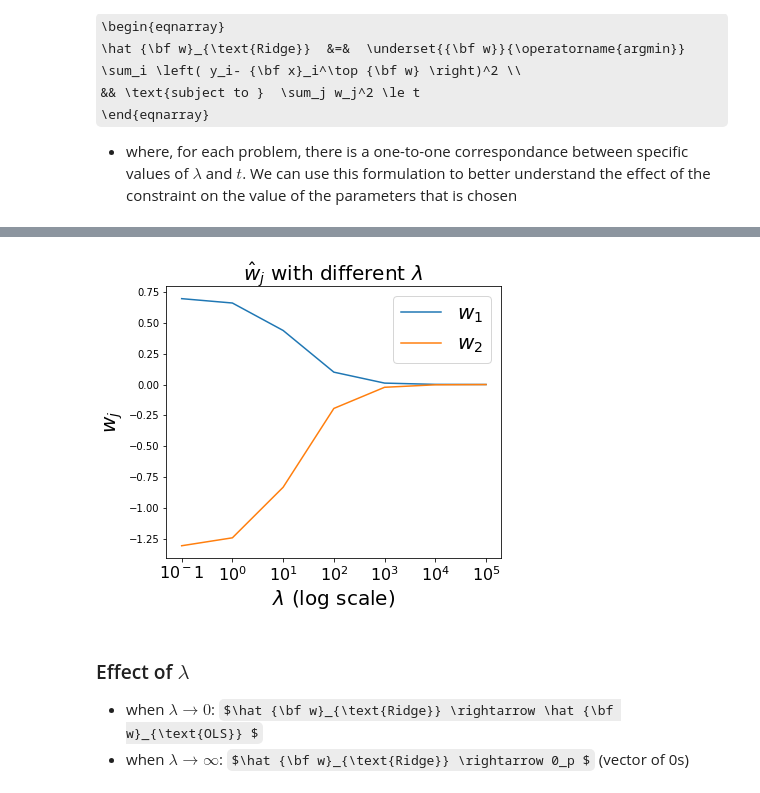
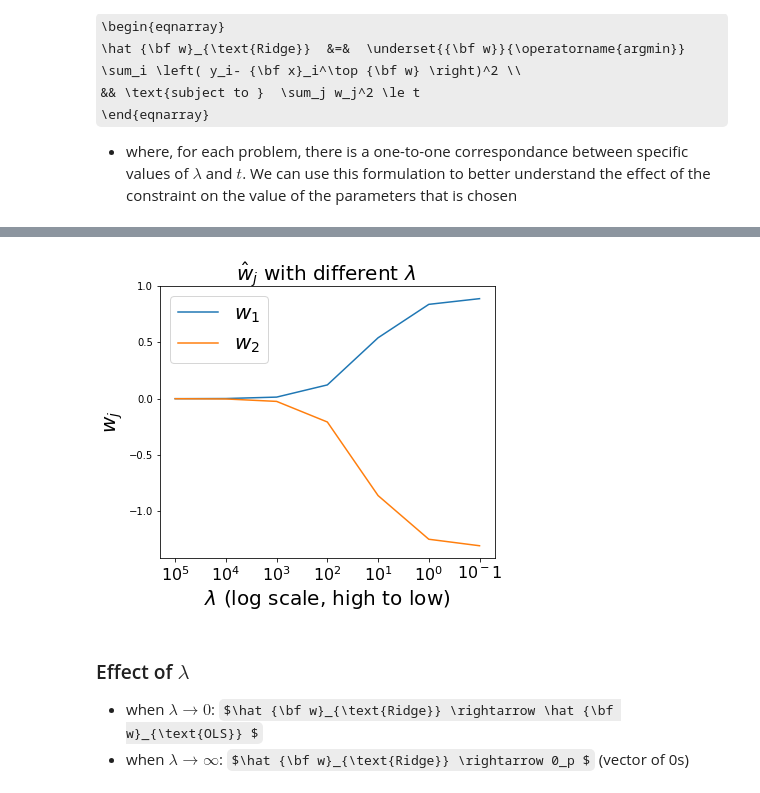
Before and after one commit to lwehbe/10315_S21, a Jupyter notebook: Lecture_14_Linear_Regression.ipynb, the cells around one changed output, grey strips where cells are left out. Saved outputs shown, nothing was run; the diff lists cells and outputs as text; code cells hidden in the pictures; some formulas as TeX source.

```diff
--- a/Lecture_14_Linear_Regression.ipynb
+++ b/Lecture_14_Linear_Regression.ipynb
@@ -359,25 +361,25 @@ plt.legend(fontsize=20)
 # %%
 plt.figure(figsize=(6,5))
 from numpy.linalg import inv
 
 def ridge(X,Y,lmbda):
     p = X.shape[1]
     return inv(X.T.dot(X) + lmbda*np.eye(p)).dot(X.T.dot(Y))
 
 lmbdas = np.array([0.1,1,10,100,1000,10000,100000])
 w_lambda = np.hstack([ridge(X,Y,L) for L in lmbdas])
-plt.plot(np.log10(lmbdas),w_lambda[0],label=r'$w_1$')
-plt.plot(np.log10(lmbdas),w_lambda[1],label=r'$w_2$')
+plt.plot(np.arange(len(lmbdas)),w_lambda[0][::-1],label=r'$w_1$')
+plt.plot(np.arange(len(lmbdas)),w_lambda[1][::-1],label=r'$w_2$')
 
 xlabels = [r'$10^{}$'.format(int(np.log10(L))) for L in lmbdas]
-plt.xticks(np.log10(lmbdas), xlabels,fontsize=16 )
+plt.xticks(np.arange(len(lmbdas)), xlabels[::-1],fontsize=16 )
 
-plt.xlabel(r'$\lambda$ (log scale)',fontsize=20)
+plt.xlabel(r'$\lambda$ (log scale, high to low)',fontsize=20)
 plt.ylabel(r'$w_j$',fontsize=20)
 plt.title('$\hat w_j$ with different $\lambda$ ',fontsize=20)
 plt.legend(fontsize=20);
 # %% [output]
-[figure, old version]
+[figure, new version]
 # %% [markdown]
 ### Effect of $\lambda$
 
```
Also changed, not shown: parts of 13 cells of this notebook, 2 other files.
